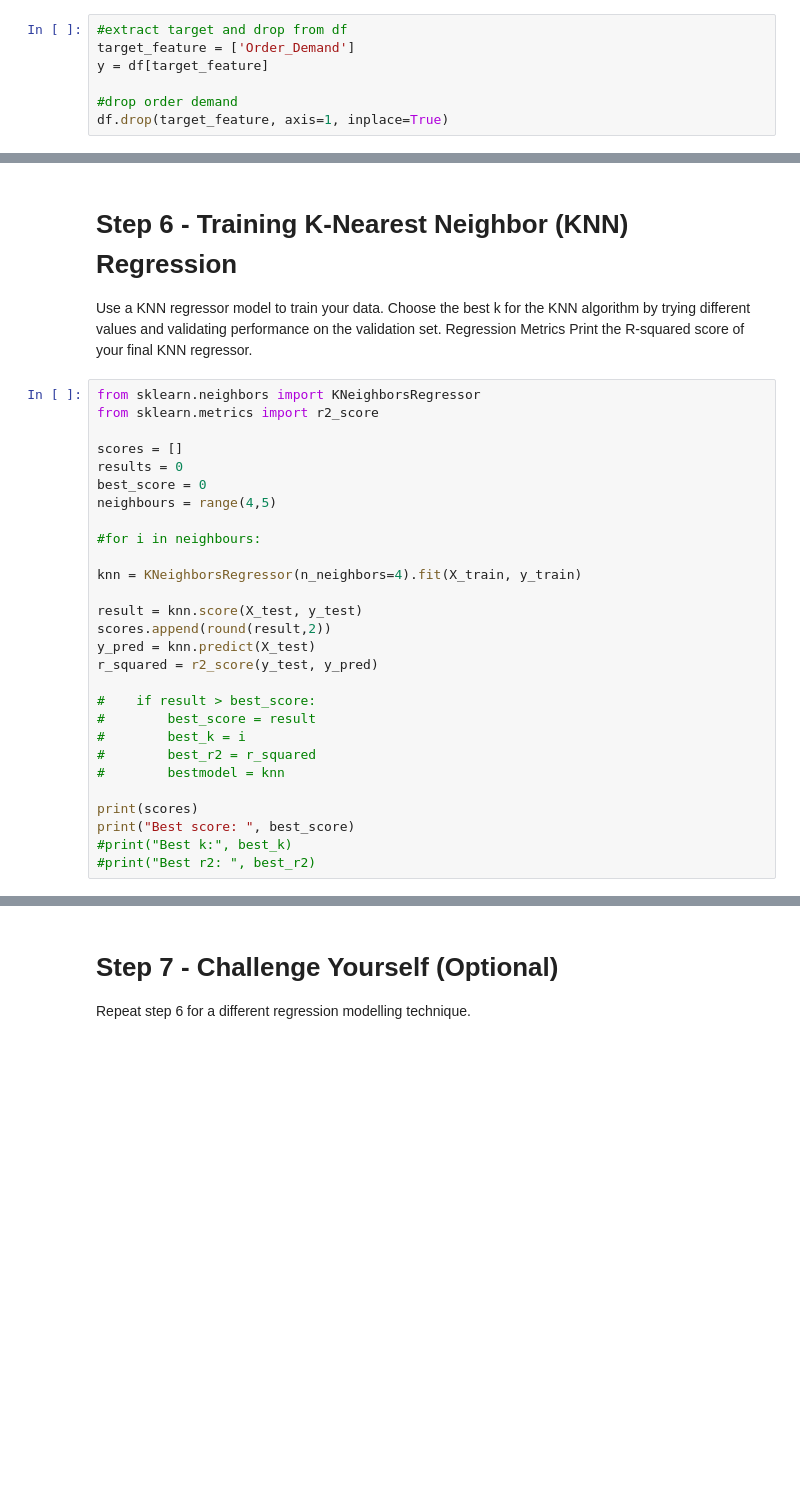
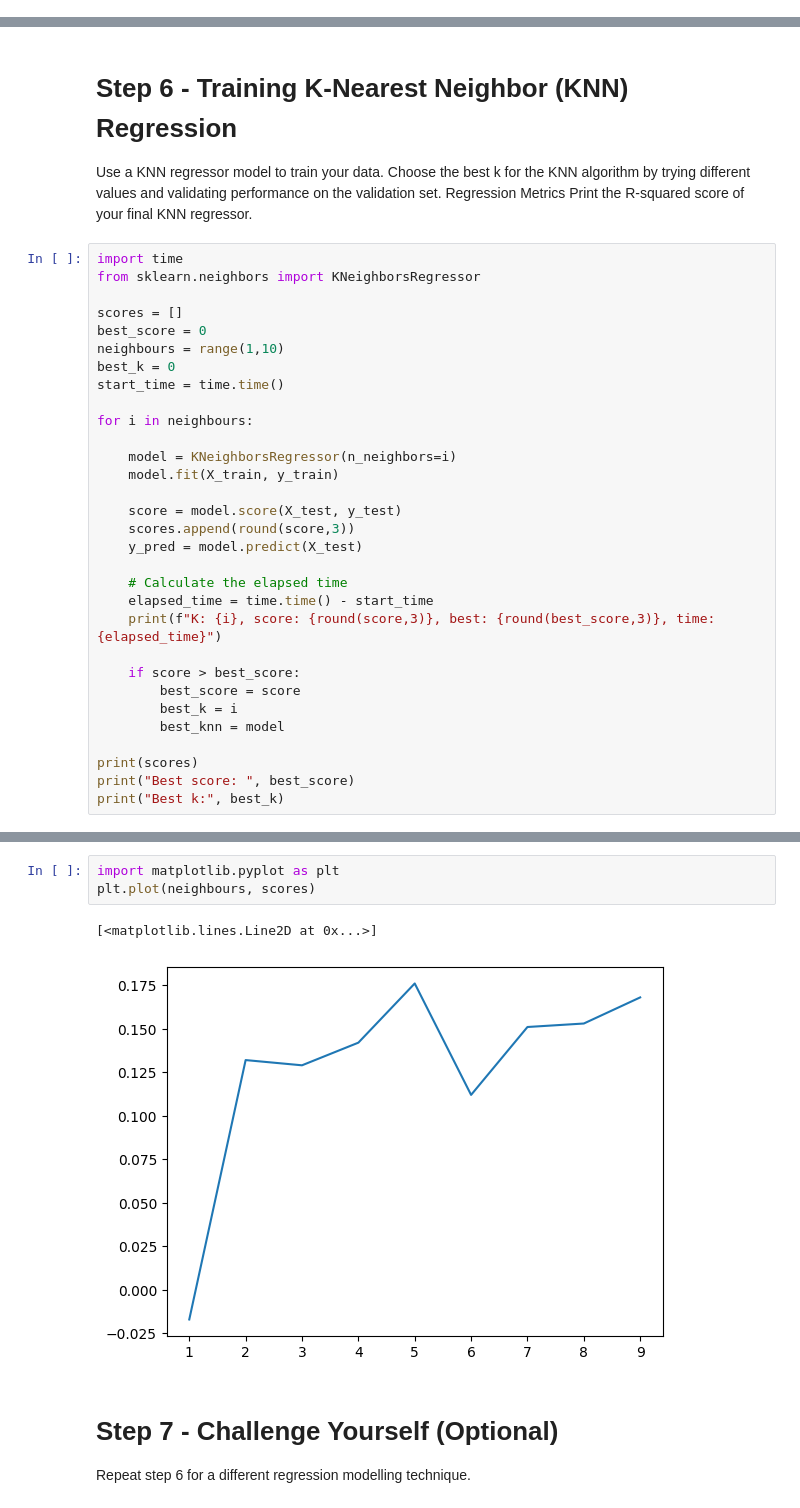
Before and after one commit to vvanden/Python-For-Machine-Learning, a Jupyter notebook: Module_3_MiniProject-Product_Demand_Forecasts/ProductDemandForecasts_r0.2.ipynb, the cells around one changed output, grey strips where cells are left out. Cells and saved outputs as stored; diff of their text form; blank space fills up the shorter version.

```diff
--- a/Module_3_MiniProject-Product_Demand_Forecasts/ProductDemandForecasts_r0.2.ipynb
+++ b/Module_3_MiniProject-Product_Demand_Forecasts/ProductDemandForecasts_r0.2.ipynb
@@ -46,13 +42,6 @@ Data columns (total 5 columns):
  4   Order_Demand      1037336 non-null  object
 dtypes: object(5)
 memory usage: 47.5+ MB
-# %%
-#extract target and drop from df
-target_feature = ['Order_Demand']
-y = df[target_feature]
-
-#drop order demand
-df.drop(target_feature, axis=1, inplace=True)
 # %% [markdown]
 # Step 4 - Perform Preprocessing
 Perform any needed pre-processing on the chosen features including:
@@ -110,31 +144,34 @@ Choose the best k for the KNN algorithm by trying different values and validatin
 Regression Metrics
 Print the R-squared score of your final KNN regressor.
 # %%
+import time
 from sklearn.neighbors import KNeighborsRegressor
-from sklearn.metrics import r2_score
 
 scores = []
-results = 0
 best_score = 0
-neighbours = range(4,5)
+neighbours = range(1,10)
+best_k = 0
+start_time = time.time()
 
-#for i in neighbours:
+for i in neighbours:
 
-knn = KNeighborsRegressor(n_neighbors=4).fit(X_train, y_train)
+    model = KNeighborsRegressor(n_neighbors=i)
+    model.fit(X_train, y_train)
 
-result = knn.score(X_test, y_test)
-scores.append(round(result,2))
-y_pred = knn.predict(X_test)
-r_squared = r2_score(y_test, y_pred)
+    score = model.score(X_test, y_test)
+    scores.append(round(score,3))
+    y_pred = model.predict(X_test)
 
-#    if result > best_score:
-#        best_score = result
-#        best_k = i
-#        best_r2 = r_squared
-#        bestmodel = knn
+    # Calculate the elapsed time
+    elapsed_time = time.time() - start_time
+    print(f"K: {i}, score: {round(score,3)}, best: {round(best_score,3)}, time: {elapsed_time}")
+
+    if score > best_score:
+        best_score = score
+        best_k = i
+        best_knn = model
 
 print(scores)
 print("Best score: ", best_score)
-#print("Best k:", best_k)
-#print("Best r2: ", best_r2)
+print("Best k:", best_k)
 # %% [output]
@@ -142,3 +190,9 @@ KeyboardInterrupt:
+# %%
+import matplotlib.pyplot as plt
+plt.plot(neighbours, scores)
+# %% [output]
+[<matplotlib.lines.Line2D at 0x...>]
+[figure, added]
 # %% [markdown]
 # Step 7 - Challenge Yourself (Optional)
 Repeat step 6 for a different regression modelling technique.
```
Also changed, not shown: parts of 11 cells of this notebook, 2 other files.
